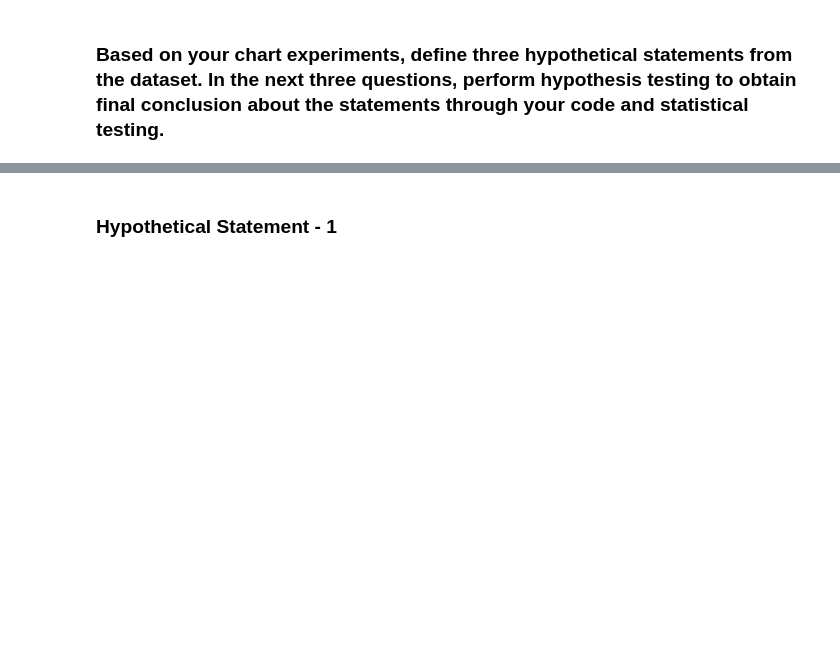
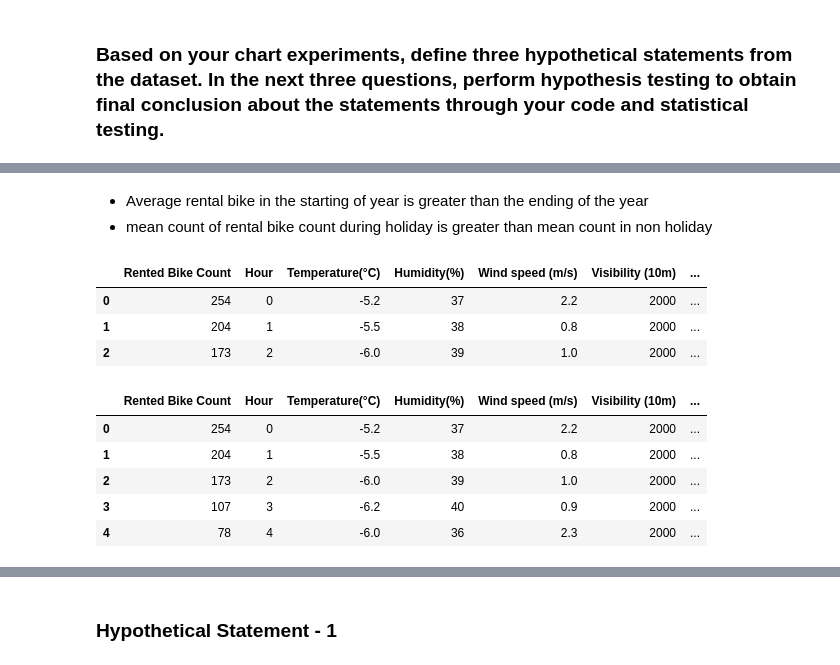
Before and after one commit to albin2122/Bike-Sharing-Demand-Prediction, a Jupyter notebook: Bike_Sharing_Demand_Prediction.ipynb, the cells around one changed output, grey strips where cells are left out. Drawn from its saved outputs; the diff is of its cells as text; code cells hidden in the pictures; blank space fills up the shorter version.

```diff
--- a/Bike_Sharing_Demand_Prediction.ipynb
+++ b/Bike_Sharing_Demand_Prediction.ipynb
@@ -557,0 +571,21 @@ Answer Here.
+# %% [markdown]
+
+*  Average rental bike in the starting of year is greater than the ending of the year
+* mean count of rental bike count during holiday is greater  than mean count in non holiday
+# %%
+bike_sharing_df.head(3)
+# %% [output]
+|  | Rented Bike Count | Hour | Temperature(°C) | Humidity(%) | Wind speed (m/s) | Visibility (10m) | ... |
+| 0 | 254 | 0 | -5.2 | 37 | 2.2 | 2000 | ... |
+| 1 | 204 | 1 | -5.5 | 38 | 0.8 | 2000 | ... |
+| 2 | 173 | 2 | -6.0 | 39 | 1.0 | 2000 | ... |
+# %%
+df_first6=bike_sharing_df[bike_sharing_df['month']<=6]
+df_first6.head()
+# %% [output]
+|  | Rented Bike Count | Hour | Temperature(°C) | Humidity(%) | Wind speed (m/s) | Visibility (10m) | ... |
+| 0 | 254 | 0 | -5.2 | 37 | 2.2 | 2000 | ... |
+| 1 | 204 | 1 | -5.5 | 38 | 0.8 | 2000 | ... |
+| 2 | 173 | 2 | -6.0 | 39 | 1.0 | 2000 | ... |
+| 3 | 107 | 3 | -6.2 | 40 | 0.9 | 2000 | ... |
+| 4 | 78 | 4 | -6.0 | 36 | 2.3 | 2000 | ... |
```
Also changed, not shown: parts of 9 cells of this notebook.
